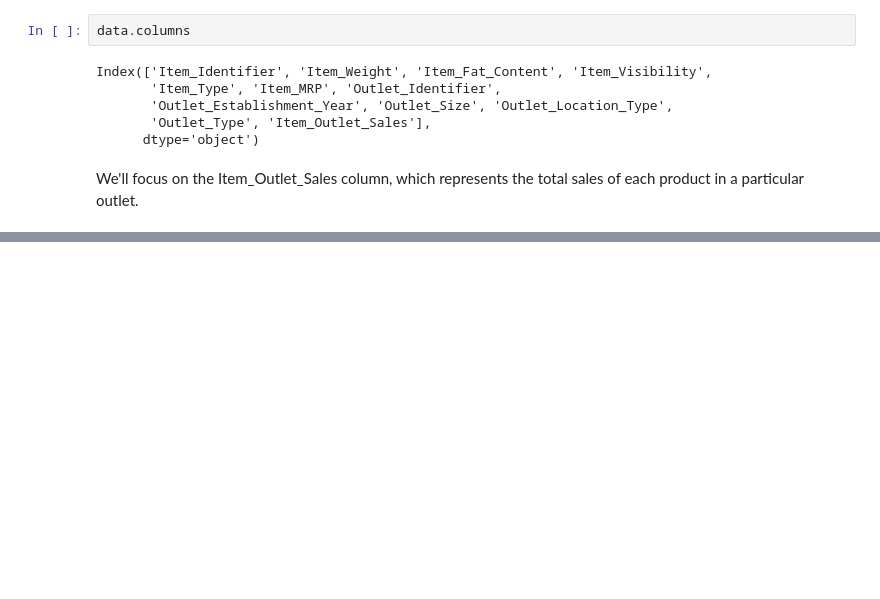
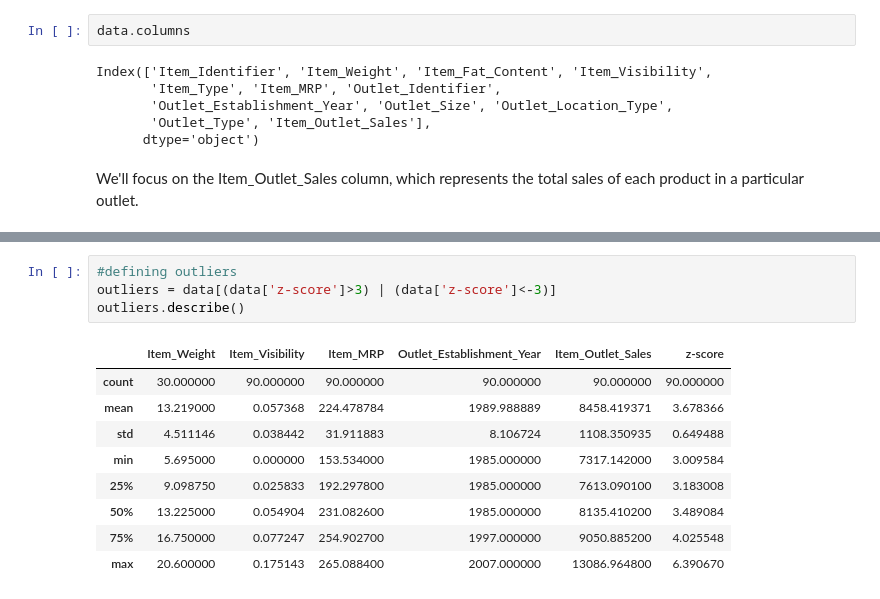
Before and after one commit to sumanshaw9/outliers-detection, a Jupyter notebook: outlier-detection.ipynb, the cells around one changed output, grey strips where cells are left out. Cells and saved outputs as stored; diff of their text form; blank space fills up the shorter version.

```diff
--- a/outlier-detection.ipynb
+++ b/outlier-detection.ipynb
@@ -200,0 +170,14 @@ Name: Item_Outlet_Sales, dtype: float64
+# %%
+#defining outliers
+outliers = data[(data['z-score']>3) | (data['z-score']<-3)]
+outliers.describe()
+# %% [output]
+|  | Item_Weight | Item_Visibility | Item_MRP | Outlet_Establishment_Year | Item_Outlet_Sales | z-score |
+| count | 30.000000 | 90.000000 | 90.000000 | 90.000000 | 90.000000 | 90.000000 |
+| mean | 13.219000 | 0.057368 | 224.478784 | 1989.988889 | 8458.419371 | 3.678366 |
+| std | 4.511146 | 0.038442 | 31.911883 | 8.106724 | 1108.350935 | 0.649488 |
+| min | 5.695000 | 0.000000 | 153.534000 | 1985.000000 | 7317.142000 | 3.009584 |
+| 25% | 9.098750 | 0.025833 | 192.297800 | 1985.000000 | 7613.090100 | 3.183008 |
+| 50% | 13.225000 | 0.054904 | 231.082600 | 1985.000000 | 8135.410200 | 3.489084 |
+| 75% | 16.750000 | 0.077247 | 254.902700 | 1997.000000 | 9050.885200 | 4.025548 |
+| max | 20.600000 | 0.175143 | 265.088400 | 2007.000000 | 13086.964800 | 6.390670 |
```
Also changed, not shown: parts of 33 cells of this notebook, 2 other files.
